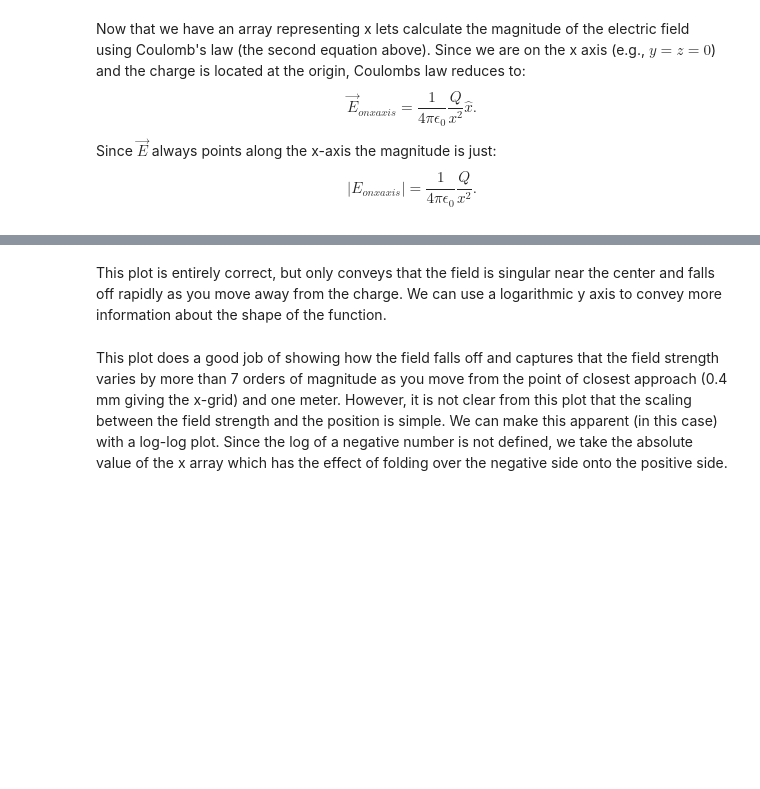
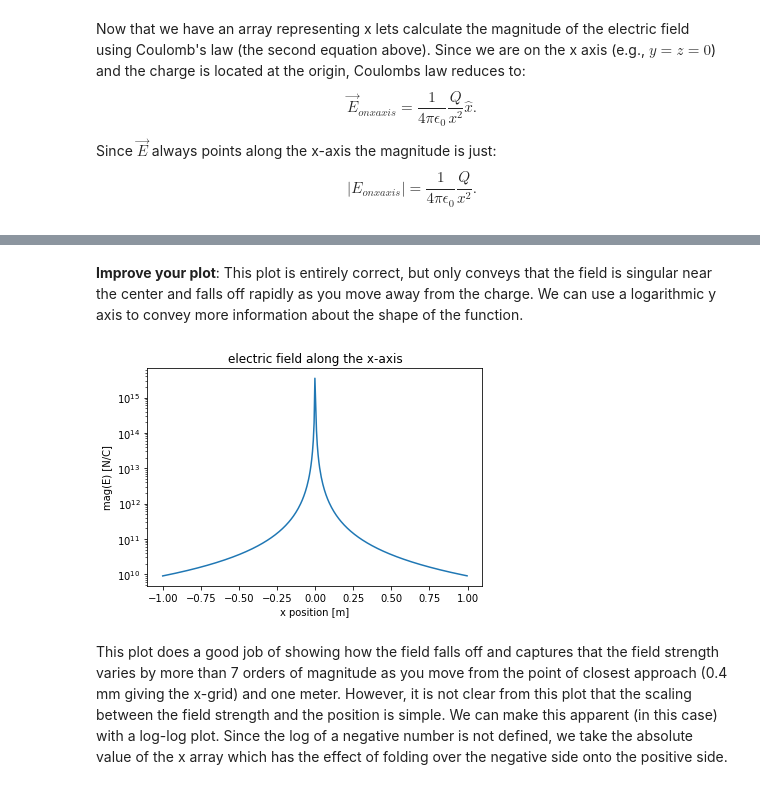
Before and after one commit to isoadn/HW1, a Jupyter notebook: HW_01.ipynb, the cells around one changed output, grey strips where cells are left out. Drawn from its saved outputs; the diff is of its cells as text; code cells hidden in the pictures; blank space fills up the shorter version.

```diff
--- a/HW_01.ipynb
+++ b/HW_01.ipynb
@@ -106,11 +183,14 @@ plt.ylabel("mag(E) [N/C]")
 # %% [markdown]
-This plot is entirely correct, but only conveys that the field is singular near the center and falls off rapidly as you move away from the charge. We can use a logarithmic y axis to convey more information about the shape of the function.
+**Improve your plot**: This plot is entirely correct, but only conveys that the field is singular near the center and falls off rapidly as you move away from the charge. We can use a logarithmic y axis to convey more information about the shape of the function.
 # %%
-plt.semilogy(x,mag_E)
+plt.semilogy(x,electric_field(Q_test, x))
 plt.title("electric field along the x-axis")
 plt.xlabel("x position [m]")
 plt.ylabel("mag(E) [N/C]")
-plt.show()
+plt.show() # What is the difference between this cell output and the previous one when we include
+                #  plt.show() as the final executable line in the cell?
+# %% [output]
+[figure, added]
 # %% [markdown]
 This plot does a good job of showing how the field falls off and captures that the field strength varies by more than 7 orders of magnitude as you move from the point of closest approach (0.4 mm giving the x-grid) and one meter.  However, it is not clear from this plot that the scaling between the field strength and the position is simple.  We can make this apparent (in this case) with a log-log plot. Since the log of a negative number is not defined, we take the absolute value of the x array which has the effect of folding over the negative side onto the positive side.
 # %%
```
Also changed, not shown: parts of 69 cells of this notebook.
